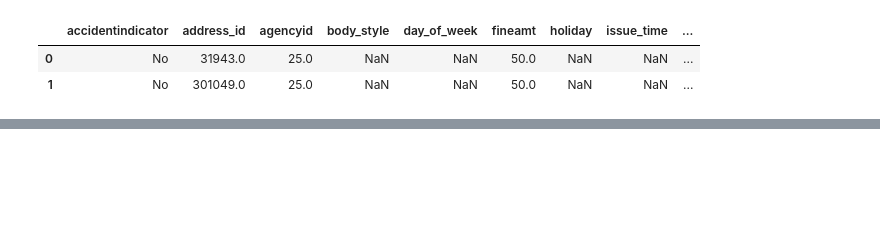
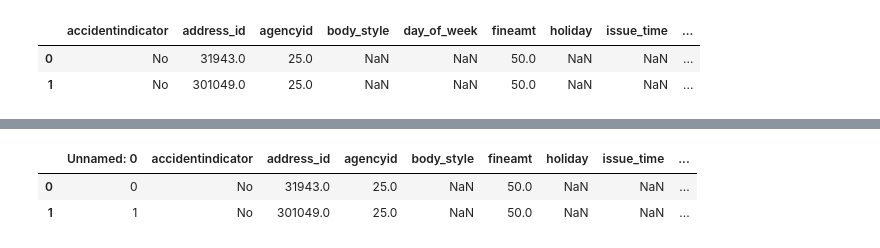
Before and after one commit to ndanielsen/dc_traffic_data, a Jupyter notebook: notebooks/Moving violations - data tidy up.ipynb, the cells around one changed output, grey strips where cells are left out. Drawn from its saved outputs; the diff is of its cells as text; code cells hidden in the pictures; blank space fills up the shorter version.

```diff
--- a/notebooks/Moving violations - data tidy up.ipynb
+++ b/notebooks/Moving violations - data tidy up.ipynb
@@ -69,0 +241,36 @@ frame.to_csv('moving_violations.csv', delimiter='||')
+# %%
+# move some columns around at the end of the data set
+
+df = df[['Unnamed: 0',
+ 'accidentindicator',
+ 'address_id',
+ 'agencyid',
+ 'body_style',
+ 'fineamt',
+ 'holiday',
+ 'issue_time',
+ 'location',
+ 'objectid',
+ 'penalty1',
+ 'rowid_',
+ 'row_',
+ 'rp_plate_state',
+ 'streetsegid',
+ 'ticketissuedate',
+ 'tickettype',
+ 'totalpaid',
+ 'violationcode',
+ 'violationdesc',
+ 'violation_code',
+ 'violation_description',
+ 'week_of_year',
+ 'xcoord', 'ycoord',
+ '\xef\xbb\xbfx', 'y',
+ 'filename'
+ ]]
+# %%
+df.head(2)
+# %% [output]
+|  | Unnamed: 0 | accidentindicator | address_id | agencyid | body_style | fineamt | holiday | issue_time | ... |
+| 0 | 0 | No | 31943.0 | 25.0 | NaN | 50.0 | NaN | NaN | ... |
+| 1 | 1 | No | 301049.0 | 25.0 | NaN | 50.0 | NaN | NaN | ... |
```
Also changed, not shown: parts of 15 cells of this notebook.
